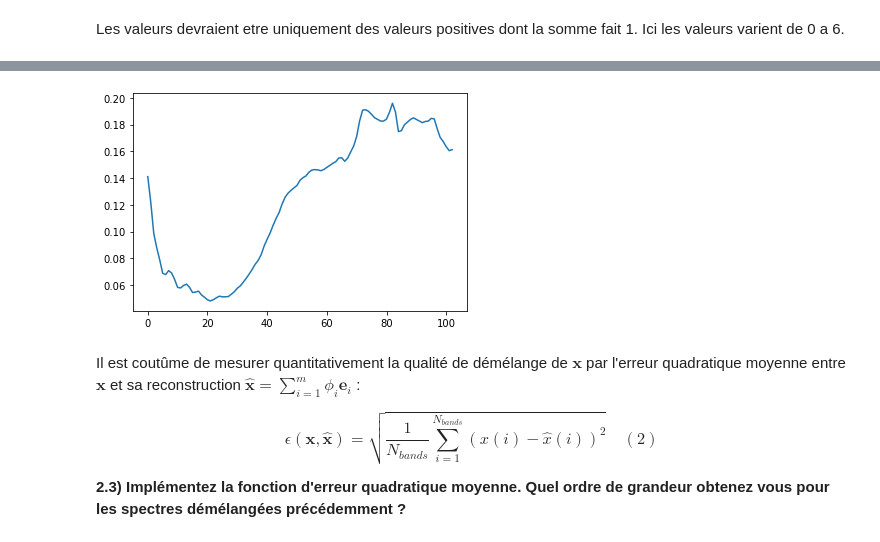
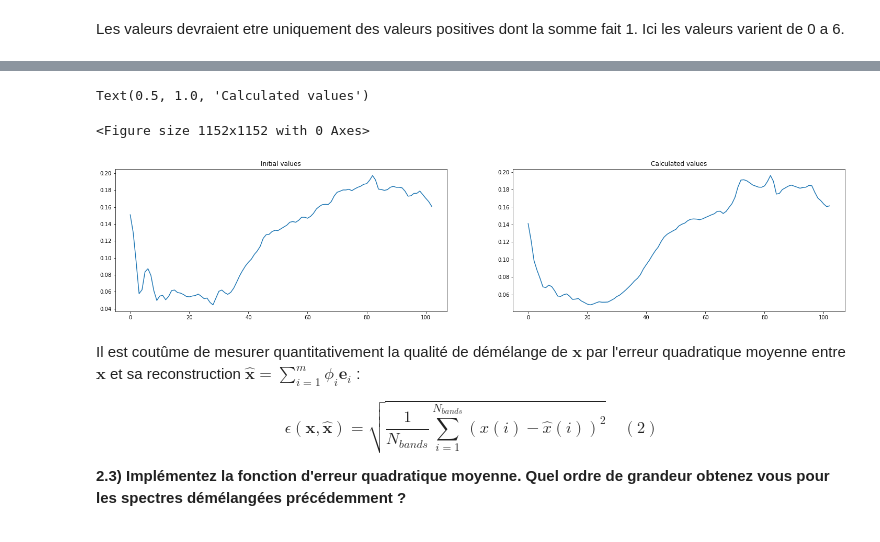
Before and after one commit to DemyCode/ocvx_2, a Jupyter notebook: TP_demelange.ipynb, the cells around one changed output, grey strips where cells are left out. Drawn from its saved outputs; the diff is of its cells as text; code cells hidden in the pictures.

```diff
--- a/TP_demelange.ipynb
+++ b/TP_demelange.ipynb
@@ -186,7 +179,7 @@ def calculate_phi_analytic(E, pix):
 # %%
-phi3 = calculate_phi_analytic(E, pix)
-print(phi3)
-print(phi3.sum())
+pix_interp = calculate_phi_analytic(E, pix)
+print(pix_interp)
+print(pix_interp.sum())
 # %% [output]
 [-0.99621738 -0.79642804  3.18755035 -0.13825775 -0.24135075  2.00432578
   4.51500852 -5.87963245]
@@ -209,8 +191,17 @@ plt.show()
-# %%
-plt.plot(np.arange(0, 103), x_calc)
-plt.show()
-# %% [output]
-[figure, removed]
+# %%
+x_init = hsir[2000]
+x_calc = E @ pix_interp
+
+plt.figure(figsize=(16, 16))
+fig, ax = plt.subplots(1, 2, figsize=(25, 5))
+ax[0].plot(np.arange(0, 103), x_init)
+ax[0].set_title('Initial values')
+ax[1].plot(np.arange(0, 103), x_calc)
+ax[1].set_title('Calculated values')
+# %% [output]
+Text(0.5, 1.0, 'Calculated values')
+<Figure size 1152x1152 with 0 Axes>
+[figure, added]
 # %% [markdown]
 Il est coutûme de mesurer quantitativement la qualité de démélange de $\mathbf{x}$ par l'erreur quadratique moyenne entre $\mathbf{x}$ et sa reconstruction $\mathbf{\hat{x}} = \sum_{i=1}^m \phi_i \mathbf{e}_i$ :
 
```
Also changed, not shown: parts of 13 cells of this notebook.
